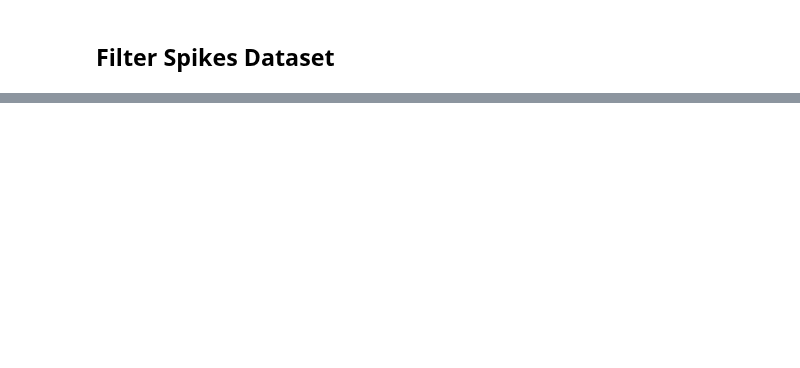
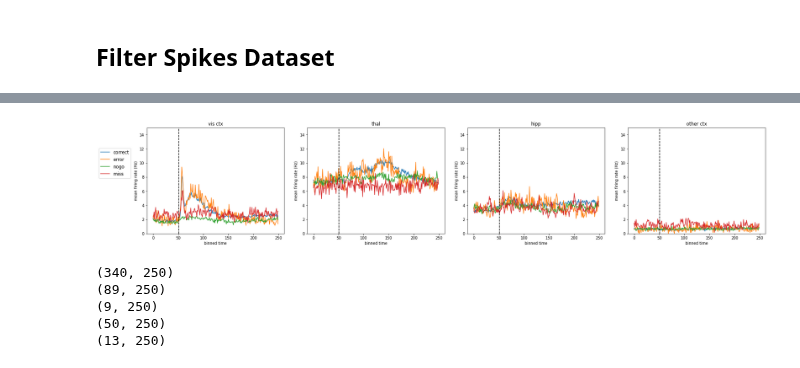
Before and after one commit to kayteeflick/nma_cn_flow_state, a Jupyter notebook: template.ipynb, the cells around one changed output, grey strips where cells are left out. Cells and saved outputs as stored; diff of their text form; code cells hidden in the pictures; blank space fills up the shorter version.

```diff
--- a/template.ipynb
+++ b/template.ipynb
@@ -322,0 +437,50 @@ n = data[:, nogo_trial, :]
+# %%
+# plots by brain region & response type
+nareas = 4 # top 4 regions are in this particular mouse
+NN = len(data) # number of neurons
+barea = nareas * np.ones(NN, ) # last one is "other"
+
+for j in range(nareas):
+  barea[np.isin(alldat[11]['brain_area'], brain_groups[j])] = j # assign a number to each region
+
+# plots by brain region and visual conditions
+fig, ax = plt.subplots(1,4,figsize=(24,5))
+fig.tight_layout(pad=3)
+
+for j in range(nareas):
+  #ax = plt.subplot(1,nareas,j+1)
+  i = 0
+  ax[j].plot(1/dt *  data[barea==j][:,correct_trial].mean(axis=(0,1)))
+  ax[j].plot(1/dt *  data[barea==j][:,error_trial].mean(axis=(0,1)))
+  ax[j].plot(1/dt *  data[barea==j][:,nogo_trial].mean(axis=(0,1)))
+  ax[j].plot(1/dt *  data[barea==j][:,miss_trial].mean(axis=(0,1)))
+ # ax[j].text(.25, .92, 'n=%d'%np.sum(barea==j), transform=ax.transAxes)
+  ax[j].axvline(51, color='k', linestyle='dashed') # 51 == cue presentation
+  ax[0].legend(['correct', 'error', 'nogo', 'miss'], fontsize=12, bbox_to_anchor=(-0.1, .5),loc = 'lower right')
+  ax[j].set(xlabel = 'binned time', ylabel = 'mean firing rate (Hz)', title = regions[j])
+  ax[j].set_ylim(0, 15)
+# correct-blue; error-orange; nogo-green; miss-red
+# %% [output]
+[figure, added]
+# %%
+#Assuming data is in alldat filter for the same spike
+sess = 11
+spike_filt_rate = 2
+idx = alldat[sess]['brain_area']=='SUB'
+spikes = get_high_firing_spikes(alldat[sess]['spks'][idx], spike_filt_rate)
+spike_to_plot = spikes[8]
+print(spike_to_plot.shape)
+Cspike = spike_to_plot[correct_trial,:]
+Espike = spike_to_plot[error_trial,:]
+Nspike = spike_to_plot[nogo_trial,:]
+Mspike = spike_to_plot[miss_trial,:]
+print(Cspike.shape)
+print(Espike.shape)
+print(Nspike.shape)
+print(Mspike.shape)
+# %% [output]
+(340, 250)
+(89, 250)
+(9, 250)
+(50, 250)
+(13, 250)
```
Also changed, not shown: parts of 17 cells of this notebook.
